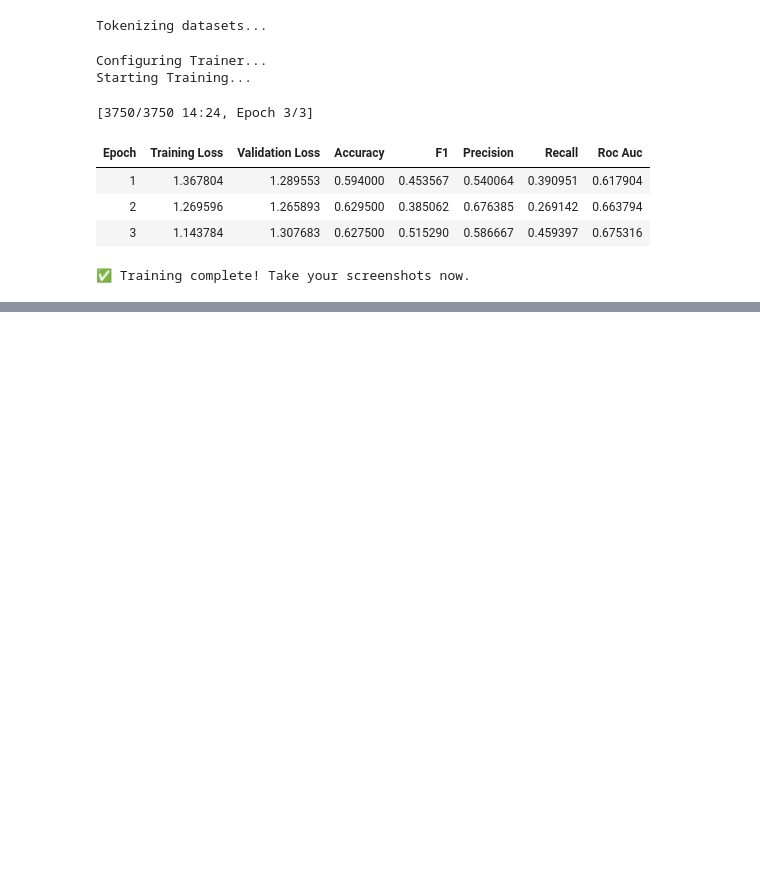
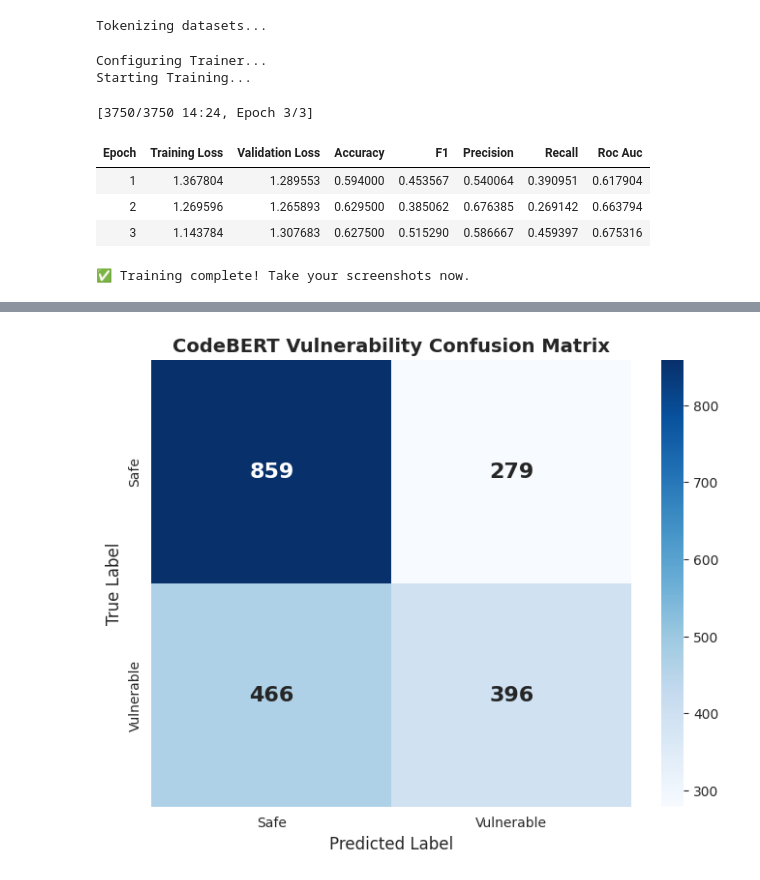
Before and after one commit to Vishal-Singh27/CodeCanvas, a Jupyter notebook: backend/ml/notebooks/Train_Vulnerability_Detector.ipynb, the cells around one changed output, grey strips where cells are left out. Cells and saved outputs as stored; diff of their text form; code cells hidden in the pictures; blank space fills up the shorter version.

Commit message:
chore: final cleanup and update notebook with confusion matrix and graphs

```diff
--- a/backend/ml/notebooks/Train_Vulnerability_Detector.ipynb
+++ b/backend/ml/notebooks/Train_Vulnerability_Detector.ipynb
@@ -164,0 +167,23 @@ plt.show()
+# %%
+from sklearn.metrics import confusion_matrix
+import numpy as np
+
+# Get predictions on the validation set
+predictions = trainer.predict(eval_dataset)
+preds = np.argmax(predictions.predictions, axis=-1)
+labels = predictions.label_ids
+
+# Calculate confusion matrix
+cm = confusion_matrix(labels, preds)
+
+# Plot Heatmap
+plt.figure(figsize=(8, 6))
+sns.heatmap(cm, annot=True, fmt='d', cmap='Blues',
+            xticklabels=['Safe', 'Vulnerable'],
+            yticklabels=['Safe', 'Vulnerable'],
+            annot_kws={"size": 16, "weight": "bold"})
+plt.title('CodeBERT Vulnerability Confusion Matrix', fontsize=14, fontweight='bold')
+plt.xlabel('Predicted Label', fontsize=12)
+plt.ylabel('True Label', fontsize=12)
+plt.show()
+# %% [output]
@@ -164,0 +191 @@ plt.show()
+[figure, added]
```
Also changed, not shown: parts of 2 cells of this notebook, 2 other files.
